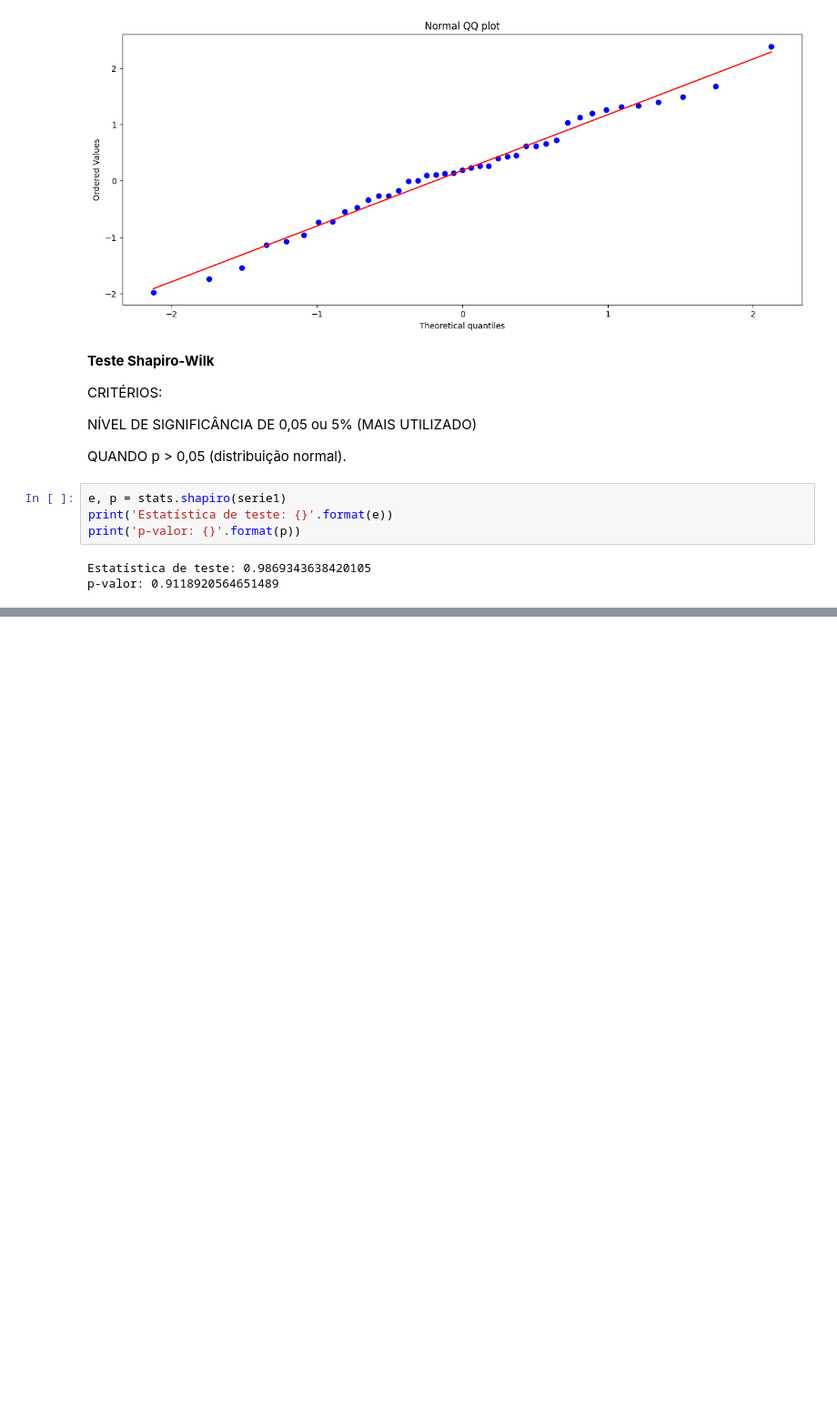
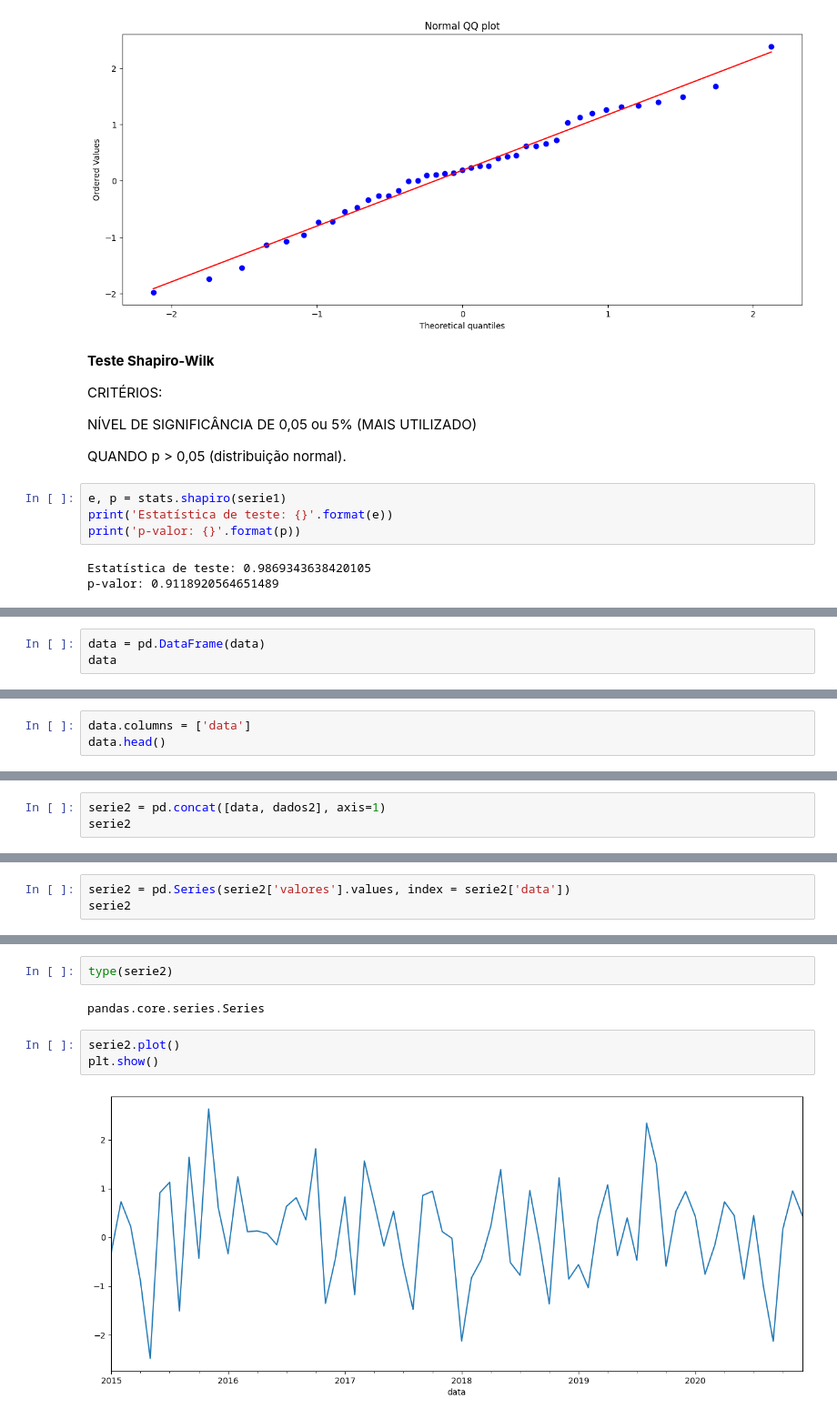
Before and after one commit to uniesecruz/Series_Temporais, a Jupyter notebook: Analise_simplificada.ipynb, the cells around one changed output, grey strips where cells are left out. Shown: that part at 91% size. Drawn from its saved outputs; the diff is of its cells as text; blank space fills up the shorter version.

```diff
--- a/Analise_simplificada.ipynb
+++ b/Analise_simplificada.ipynb
@@ -136,0 +230,3 @@ p-valor: 0.9118920564651489
+# %%
+data = pd.DataFrame(data)
+data
@@ -136,0 +247,3 @@ p-valor: 0.9118920564651489
+# %%
+data.columns = ['data']
+data.head()
@@ -136,0 +261,3 @@ p-valor: 0.9118920564651489
+# %%
+serie2 = pd.concat([data, dados2], axis=1)
+serie2
@@ -136,0 +278,3 @@ p-valor: 0.9118920564651489
+# %%
+serie2 = pd.Series(serie2['valores'].values, index = serie2['data'])
+serie2
@@ -136,0 +295,9 @@ p-valor: 0.9118920564651489
+# %%
+type(serie2)
+# %% [output]
+pandas.core.series.Series
+# %%
+serie2.plot()
+plt.show()
+# %% [output]
+[figure, added]
```
Also changed, not shown: parts of 43 cells of this notebook.
